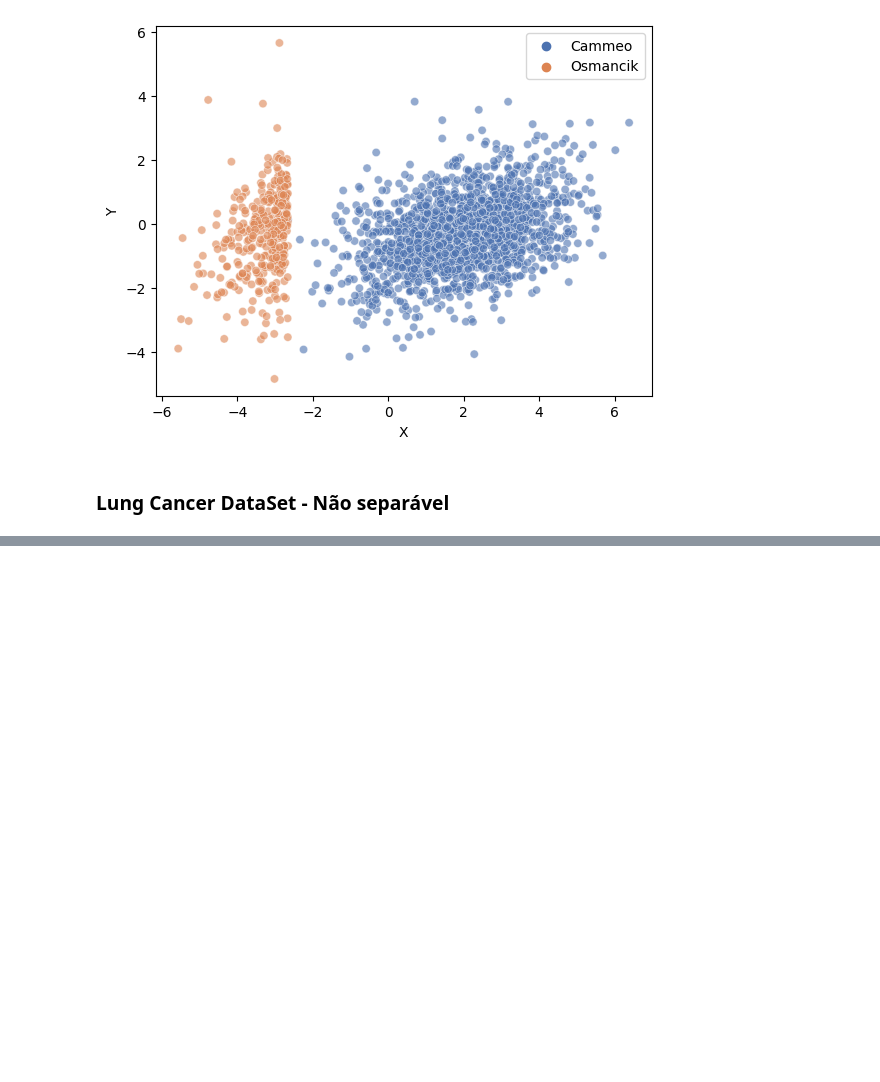
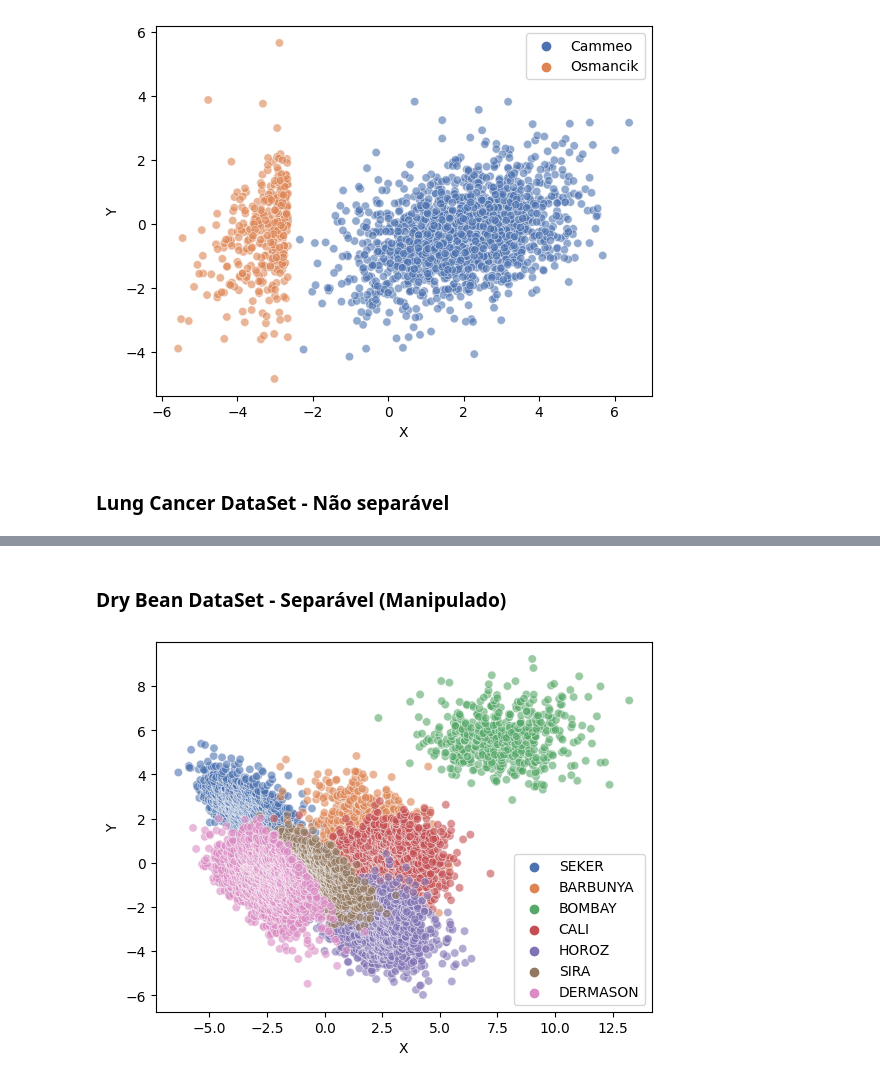
Before and after one commit to Igoreduardobraga/TP-1-ALG2, a Jupyter notebook: datasets_manipulation.ipynb, the cells around one changed output, grey strips where cells are left out. Cells and saved outputs as stored; diff of their text form; code cells hidden in the pictures; blank space fills up the shorter version.

```diff
--- a/datasets_manipulation.ipynb
+++ b/datasets_manipulation.ipynb
@@ -254,0 +273,18 @@ plot_scatter(df)
+# %% [markdown]
+### Dry Bean DataSet - Separável (Manipulado)
+# %%
+features, targets = import_uci(602)
+
+normalized_data = StandardScaler().fit_transform(features)
+
+# Apply PCA with 2 components
+pca = PCA(n_components=2)
+components = pca.fit_transform(normalized_data)
+
+# Create a dataframe with PCA components and class labels
+dry_bean_df = pd.DataFrame(data=components, columns=["X", "Y"])
+dry_bean_df['Class'] = targets
+
+plot_scatter(dry_bean_df)
+# %% [output]
+[figure, added]
```
Also changed, not shown: parts of 14 cells of this notebook, 3 other files.
